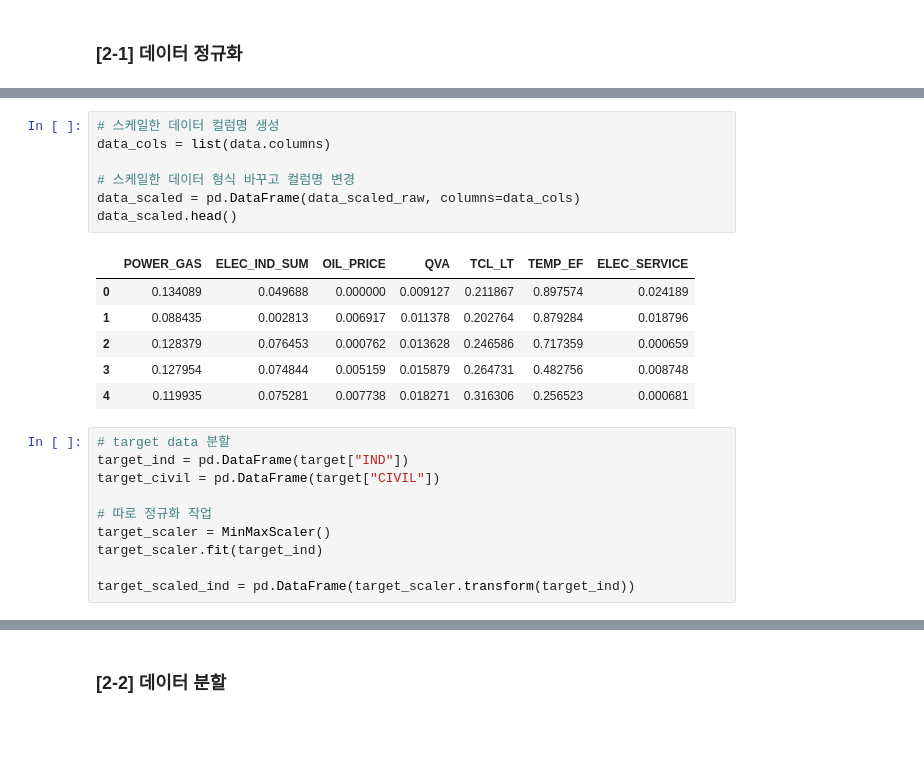
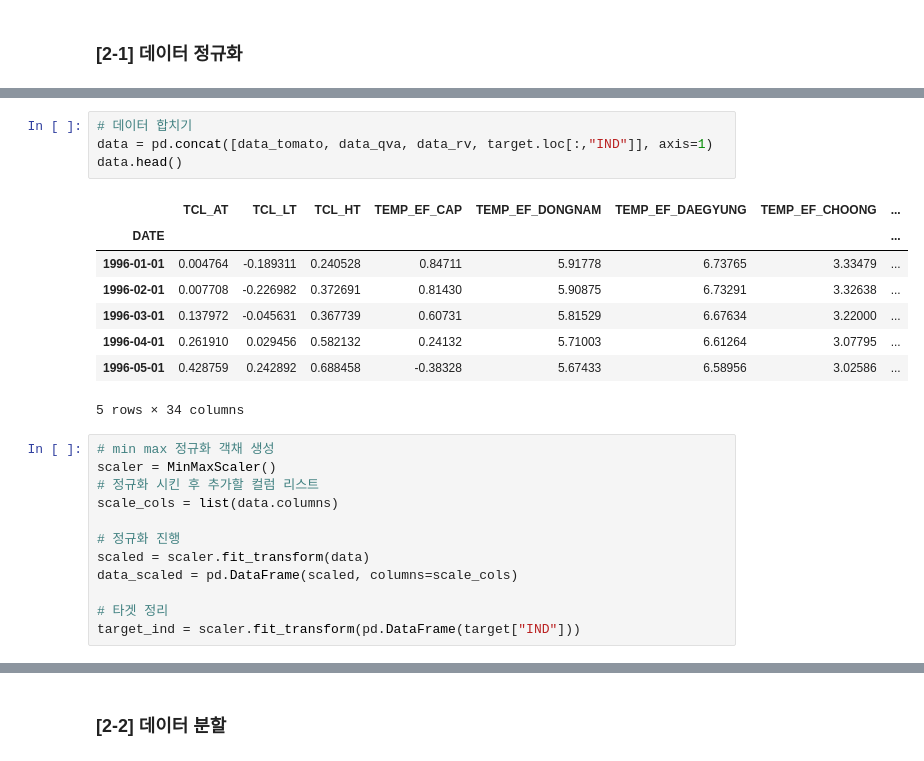
Before and after one commit to knu-tomato/bigstar-kogas, a Jupyter notebook: Model-Test/Model-Test-inuk/Model-LSTM-inuk.ipynb, the cells around one changed output, grey strips where cells are left out. Cells and saved outputs as stored; diff of their text form; blank space fills up the shorter version.

```diff
--- a/Model-Test/Model-Test-inuk/Model-LSTM-inuk.ipynb
+++ b/Model-Test/Model-Test-inuk/Model-LSTM-inuk.ipynb
@@ -67,24 +74,25 @@ data_scaled_raw = scaler.transform(data)
-# %%
-# 스케일한 데이터 컬럼명 생성
-data_cols = list(data.columns)
-
-# 스케일한 데이터 형식 바꾸고 컬럼명 변경
-data_scaled = pd.DataFrame(data_scaled_raw, columns=data_cols)
-data_scaled.head()
-# %% [output]
-|  | POWER_GAS | ELEC_IND_SUM | OIL_PRICE | QVA | TCL_LT | TEMP_EF | ELEC_SERVICE |
-| 0 | 0.134089 | 0.049688 | 0.000000 | 0.009127 | 0.211867 | 0.897574 | 0.024189 |
-| 1 | 0.088435 | 0.002813 | 0.006917 | 0.011378 | 0.202764 | 0.879284 | 0.018796 |
-| 2 | 0.128379 | 0.076453 | 0.000762 | 0.013628 | 0.246586 | 0.717359 | 0.000659 |
-| 3 | 0.127954 | 0.074844 | 0.005159 | 0.015879 | 0.264731 | 0.482756 | 0.008748 |
-| 4 | 0.119935 | 0.075281 | 0.007738 | 0.018271 | 0.316306 | 0.256523 | 0.000681 |
-# %%
-# target data 분할
-target_ind = pd.DataFrame(target["IND"])
-target_civil = pd.DataFrame(target["CIVIL"])
-
-# 따로 정규화 작업
-target_scaler = MinMaxScaler()
-target_scaler.fit(target_ind)
-
-target_scaled_ind = pd.DataFrame(target_scaler.transform(target_ind))
+# %%
+# 데이터 합치기
+data = pd.concat([data_tomato, data_qva, data_rv, target.loc[:,"IND"]], axis=1)
+data.head()
+# %% [output]
+|  | TCL_AT | TCL_LT | TCL_HT | TEMP_EF_CAP | TEMP_EF_DONGNAM | TEMP_EF_DAEGYUNG | TEMP_EF_CHOONG | ... |
+| DATE |  |  |  |  |  |  |  | ... |
+| 1996-01-01 | 0.004764 | -0.189311 | 0.240528 | 0.84711 | 5.91778 | 6.73765 | 3.33479 | ... |
+| 1996-02-01 | 0.007708 | -0.226982 | 0.372691 | 0.81430 | 5.90875 | 6.73291 | 3.32638 | ... |
+| 1996-03-01 | 0.137972 | -0.045631 | 0.367739 | 0.60731 | 5.81529 | 6.67634 | 3.22000 | ... |
+| 1996-04-01 | 0.261910 | 0.029456 | 0.582132 | 0.24132 | 5.71003 | 6.61264 | 3.07795 | ... |
+| 1996-05-01 | 0.428759 | 0.242892 | 0.688458 | -0.38328 | 5.67433 | 6.58956 | 3.02586 | ... |
+5 rows × 34 columns
+# %%
+# min max 정규화 객채 생성
+scaler = MinMaxScaler()
+# 정규화 시킨 후 추가할 컬럼 리스트
+scale_cols = list(data.columns)
+
+# 정규화 진행
+scaled = scaler.fit_transform(data)
+data_scaled = pd.DataFrame(scaled, columns=scale_cols)
+
+# 타겟 정리
+target_ind = scaler.fit_transform(pd.DataFrame(target["IND"]))
```
Also changed, not shown: parts of 34 cells of this notebook, 1 other file.
